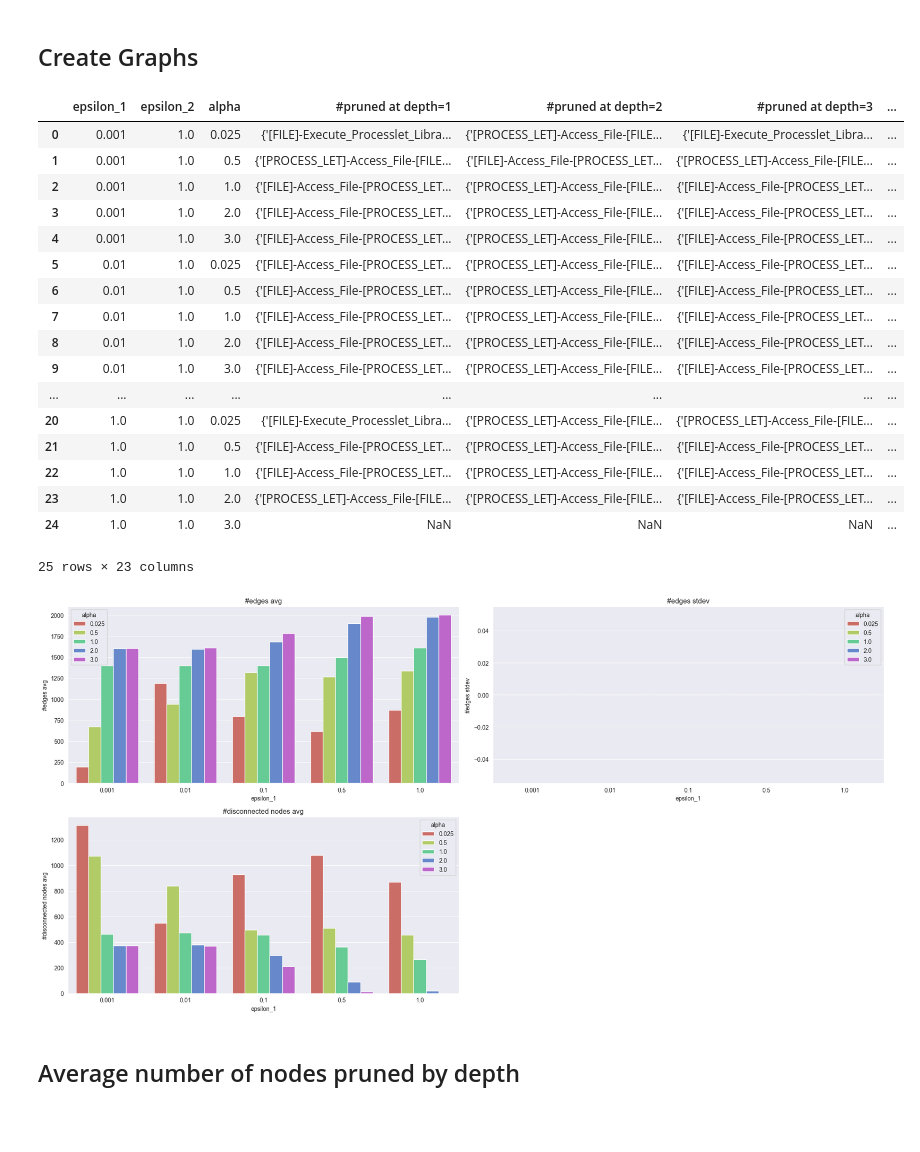
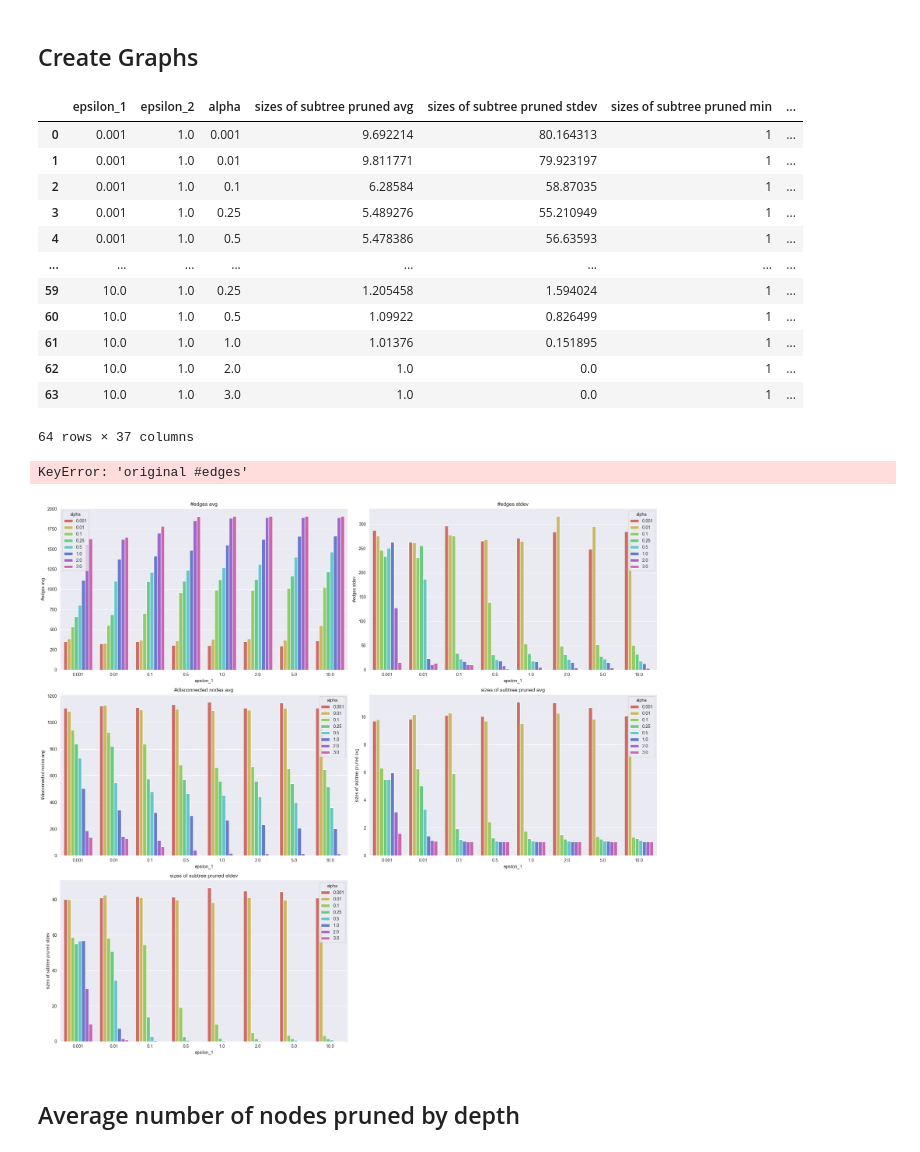
Before and after one commit to jonathancyu/prov-dp, a Jupyter notebook: evaluation.ipynb, the cells around one changed output. Drawn from its saved outputs; the diff is of its cells as text; code cells hidden in the pictures; blank space fills up the shorter version.

Commit message:
updated stat collection

```diff
--- a/evaluation.ipynb
+++ b/evaluation.ipynb
@@ -11,22 +11,23 @@ import pandas as pd
 import evaluate
 
 
-graph_name = 'nd-134204506-processletevent'
+graph_name = 'nd-352579631-processletevent'
 
-epsilon_values = [0.001, 0.01, 0.1, 0.5, 1.0]
-alpha_values = [0.025, 0.5, 1, 2, 3]
-results = evaluate.main(
-    input_directory = '../data/input',
-    output_directory = '../data/output',
-    graph_name = graph_name,
-    epsilon_1_values = epsilon_values,
-    epsilon_2_values = [1.0],
-    alpha_values = alpha_values,
-    num_samples = 1,
-    parallel = True
-)
-with open(f'../data/output/{graph_name}/results.p', mode='wb') as file:
-    pickle.dump(results, file)
+epsilon_values = [0.001, 0.01, 0.1, 0.5, 1.0, 2, 5, 10]
+alpha_values = [0.001, 0.01, 0.1, 0.25, 0.5, 1, 2, 3]
+if True:
+    results = evaluate.main(
+        input_directory = '../data/input',
+        output_directory = '../data/output',
+        graph_name = graph_name,
+        epsilon_1_values = epsilon_values,
+        epsilon_2_values = [1.0],
+        alpha_values = alpha_values,
+        num_samples = 50,
+        parallel = True
+    )
+    with open(f'../data/output/{graph_name}/results.p', mode='wb') as file:
+        pickle.dump(results, file)
 # %%
 with open(f'../data/output/{graph_name}/results.p', mode='rb') as f:
     results = pickle.load(f)
@@ -38,53 +39,53 @@ import pandas as pd
 df: pd.DataFrame = results.copy(deep=True)
 df
 # %% [output]
-|  | epsilon_1 | epsilon_2 | alpha | #pruned at depth=1 | #pruned at depth=2 | #pruned at depth=3 | ... |
-| 0 | 0.001 | 1.0 | 0.025 | {'[FILE]-Execute_Processlet_Libra... | {'[PROCESS_LET]-Access_File-[FILE... | {'[FILE]-Execute_Processlet_Libra... | ... |
-| 1 | 0.001 | 1.0 | 0.5 | {'[PROCESS_LET]-Access_File-[FILE... | {'[FILE]-Access_File-[PROCESS_LET... | {'[PROCESS_LET]-Access_File-[FILE... | ... |
-| 2 | 0.001 | 1.0 | 1.0 | {'[FILE]-Access_File-[PROCESS_LET... | {'[PROCESS_LET]-Access_File-[FILE... | {'[FILE]-Access_File-[PROCESS_LET... | ... |
-| 3 | 0.001 | 1.0 | 2.0 | {'[FILE]-Access_File-[PROCESS_LET... | {'[PROCESS_LET]-Access_File-[FILE... | {'[FILE]-Access_File-[PROCESS_LET... | ... |
-| 4 | 0.001 | 1.0 | 3.0 | {'[FILE]-Access_File-[PROCESS_LET... | {'[PROCESS_LET]-Access_File-[FILE... | {'[FILE]-Access_File-[PROCESS_LET... | ... |
-| 5 | 0.01 | 1.0 | 0.025 | {'[FILE]-Access_File-[PROCESS_LET... | {'[PROCESS_LET]-Access_File-[FILE... | {'[FILE]-Access_File-[PROCESS_LET... | ... |
-| 6 | 0.01 | 1.0 | 0.5 | {'[FILE]-Access_File-[PROCESS_LET... | {'[PROCESS_LET]-Access_File-[FILE... | {'[FILE]-Access_File-[PROCESS_LET... | ... |
-| 7 | 0.01 | 1.0 | 1.0 | {'[FILE]-Access_File-[PROCESS_LET... | {'[PROCESS_LET]-Access_File-[FILE... | {'[FILE]-Access_File-[PROCESS_LET... | ... |
-| 8 | 0.01 | 1.0 | 2.0 | {'[FILE]-Access_File-[PROCESS_LET... | {'[PROCESS_LET]-Access_File-[FILE... | {'[FILE]-Access_File-[PROCESS_LET... | ... |
-| 9 | 0.01 | 1.0 | 3.0 | {'[FILE]-Access_File-[PROCESS_LET... | {'[PROCESS_LET]-Access_File-[FILE... | {'[FILE]-Access_File-[PROCESS_LET... | ... |
+|  | epsilon_1 | epsilon_2 | alpha | sizes of subtree pruned avg | sizes of subtree pruned stdev | sizes of subtree pruned min | ... |
+| 0 | 0.001 | 1.0 | 0.001 | 9.692214 | 80.164313 | 1 | ... |
+| 1 | 0.001 | 1.0 | 0.01 | 9.811771 | 79.923197 | 1 | ... |
+| 2 | 0.001 | 1.0 | 0.1 | 6.28584 | 58.87035 | 1 | ... |
+| 3 | 0.001 | 1.0 | 0.25 | 5.489276 | 55.210949 | 1 | ... |
+| 4 | 0.001 | 1.0 | 0.5 | 5.478386 | 56.63593 | 1 | ... |
 | ... | ... | ... | ... | ... | ... | ... | ... |
-| 20 | 1.0 | 1.0 | 0.025 | {'[FILE]-Execute_Processlet_Libra... | {'[PROCESS_LET]-Access_File-[FILE... | {'[PROCESS_LET]-Access_File-[FILE... | ... |
-| 21 | 1.0 | 1.0 | 0.5 | {'[FILE]-Access_File-[PROCESS_LET... | {'[PROCESS_LET]-Access_File-[FILE... | {'[FILE]-Access_File-[PROCESS_LET... | ... |
-| 22 | 1.0 | 1.0 | 1.0 | {'[FILE]-Access_File-[PROCESS_LET... | {'[PROCESS_LET]-Access_File-[FILE... | {'[FILE]-Access_File-[PROCESS_LET... | ... |
-| 23 | 1.0 | 1.0 | 2.0 | {'[PROCESS_LET]-Access_File-[FILE... | {'[PROCESS_LET]-Access_File-[FILE... | {'[FILE]-Access_File-[PROCESS_LET... | ... |
-| 24 | 1.0 | 1.0 | 3.0 | NaN | NaN | NaN | ... |
+| 59 | 10.0 | 1.0 | 0.25 | 1.205458 | 1.594024 | 1 | ... |
+| 60 | 10.0 | 1.0 | 0.5 | 1.09922 | 0.826499 | 1 | ... |
+| 61 | 10.0 | 1.0 | 1.0 | 1.01376 | 0.151895 | 1 | ... |
+| 62 | 10.0 | 1.0 | 2.0 | 1.0 | 0.0 | 1 | ... |
+| 63 | 10.0 | 1.0 | 3.0 | 1.0 | 0.0 | 1 | ... |
-25 rows × 23 columns
+64 rows × 37 columns
+# %%
+df['avg %edges kept'] = df['#edges kept avg']/df['original #edges']
+# %% [output]
+KeyError: 'original #edges'
 # %%
 import math
 import matplotlib.pyplot as plt
 import seaborn as sns
 # TODO: convert back to plotly
-stats = ['#edges avg', '#edges stdev', '#disconnected nodes avg']
+stats = ['#edges avg', '#edges stdev', '#disconnected nodes avg', #'avg %edges kept',
+         'sizes of subtree pruned avg', 'sizes of subtree pruned stdev']
 cols = 2
 rows = math.ceil(len(stats) / cols)
 
-fig, axes = plt.subplots(rows, cols, figsize=(20, rows * 5))
+fig, axes = plt.subplots(rows, cols, figsize=(20, rows * 6))
 axes = axes.flatten()
 def create_figure(x_column: str, y_column: str, ax: plt.Axes):
     palette = sns.color_palette('hls', len(df['alpha'].unique()))
     sns.barplot(data=df,
                 x=x_column,
                 y=y_column,
                 ax=ax,
                 hue='alpha',
                 palette=palette)
     ax.set_title(y_column)
 
 for i, stat in enumerate(stats):
     create_figure('epsilon_1', stat, axes[i])
 for j in range(i + 1, rows * cols):
     axes[j].set_visible(False)
 plt.tight_layout()
 plt.show()
 # %% [output]
-[figure, old version]
+[figure, new version]
 # %% [markdown]
 ## Average number of nodes pruned by depth
 # %%
```
Also changed, not shown: parts of 2 cells of this notebook, 8 other files.
